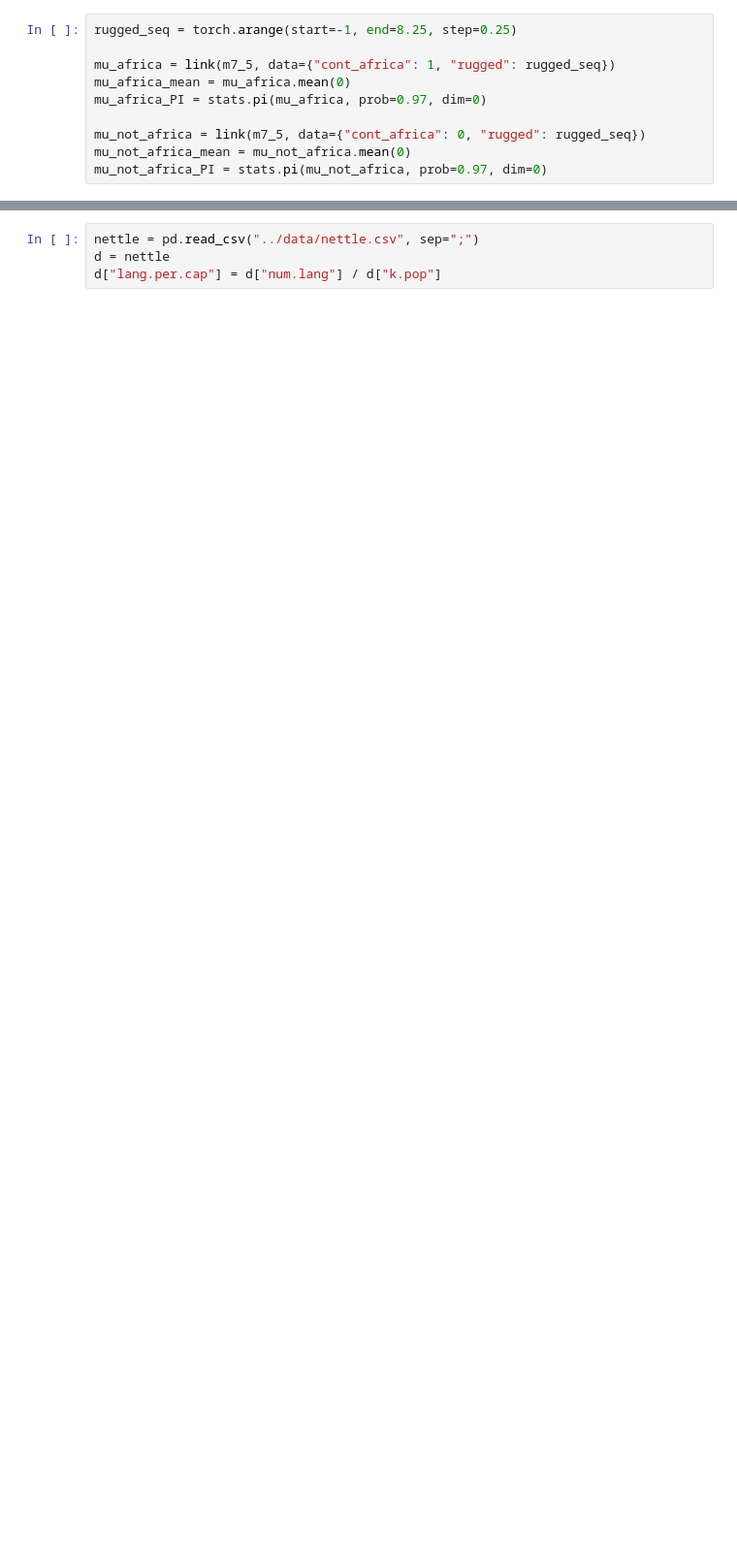
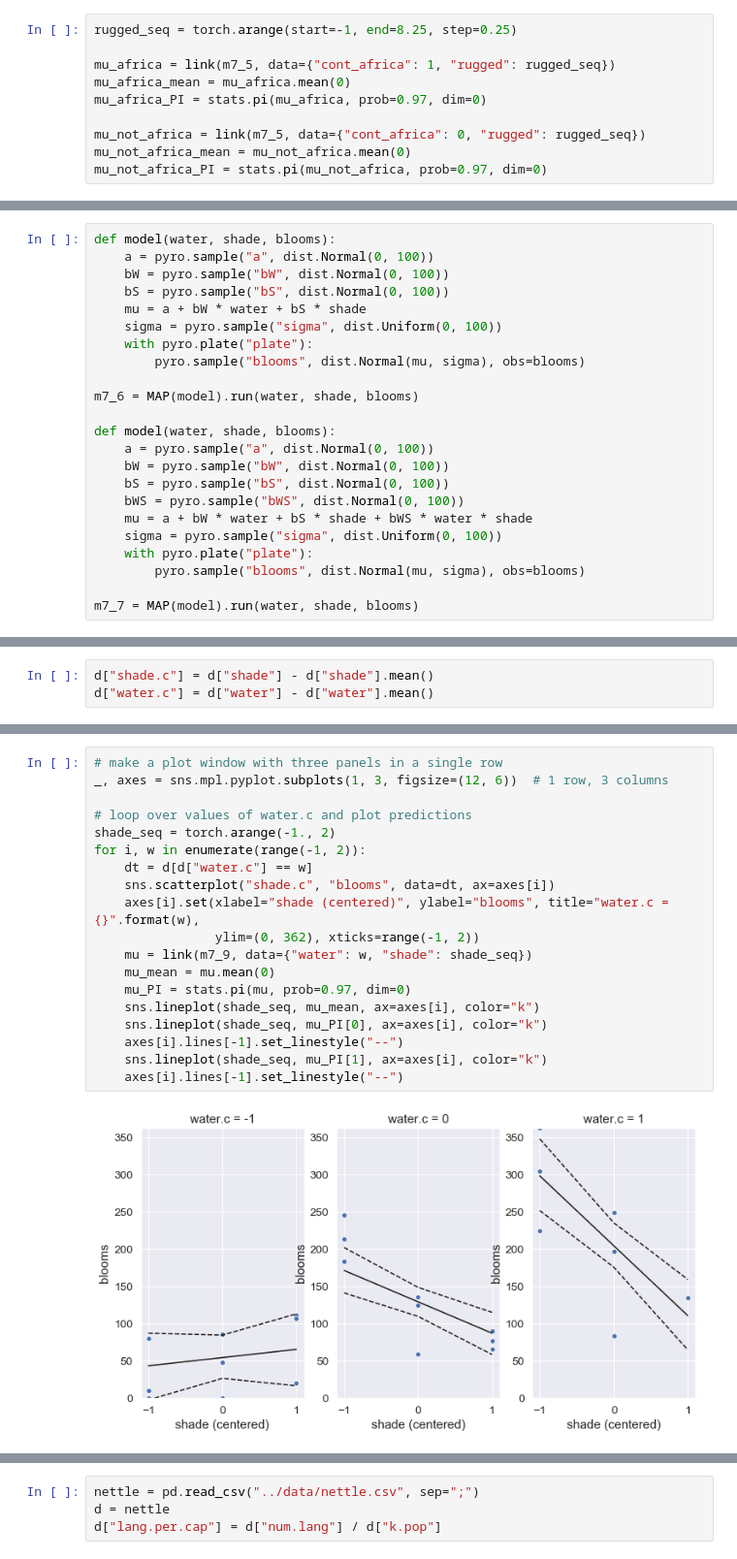
Before and after one commit to fehiepsi/rethinking-pyro, a Jupyter notebook: notebooks/07_interactions.ipynb, the cells around one changed output, grey strips where cells are left out. Shown at 97% size. Saved outputs shown, nothing was run; the diff lists cells and outputs as text; blank space fills up the shorter version.

```diff
--- a/notebooks/07_interactions.ipynb
+++ b/notebooks/07_interactions.ipynb
@@ -465,0 +304,23 @@ x = z = w = 1
+# %%
+def model(water, shade, blooms):
+    a = pyro.sample("a", dist.Normal(0, 100))
+    bW = pyro.sample("bW", dist.Normal(0, 100))
+    bS = pyro.sample("bS", dist.Normal(0, 100))
+    mu = a + bW * water + bS * shade
+    sigma = pyro.sample("sigma", dist.Uniform(0, 100))
+    with pyro.plate("plate"):
+        pyro.sample("blooms", dist.Normal(mu, sigma), obs=blooms)
+
+m7_6 = MAP(model).run(water, shade, blooms)
+
+def model(water, shade, blooms):
+    a = pyro.sample("a", dist.Normal(0, 100))
+    bW = pyro.sample("bW", dist.Normal(0, 100))
+    bS = pyro.sample("bS", dist.Normal(0, 100))
+    bWS = pyro.sample("bWS", dist.Normal(0, 100))
+    mu = a + bW * water + bS * shade + bWS * water * shade
+    sigma = pyro.sample("sigma", dist.Uniform(0, 100))
+    with pyro.plate("plate"):
+        pyro.sample("blooms", dist.Normal(mu, sigma), obs=blooms)
+
+m7_7 = MAP(model).run(water, shade, blooms)
@@ -465,0 +348,3 @@ x = z = w = 1
+# %%
+d["shade.c"] = d["shade"] - d["shade"].mean()
+d["water.c"] = d["water"] - d["water"].mean()
@@ -465,0 +415,21 @@ x = z = w = 1
+# %%
+# make a plot window with three panels in a single row
+_, axes = sns.mpl.pyplot.subplots(1, 3, figsize=(12, 6))  # 1 row, 3 columns
+
+# loop over values of water.c and plot predictions
+shade_seq = torch.arange(-1., 2)
+for i, w in enumerate(range(-1, 2)):
+    dt = d[d["water.c"] == w]
+    sns.scatterplot("shade.c", "blooms", data=dt, ax=axes[i])
+    axes[i].set(xlabel="shade (centered)", ylabel="blooms", title="water.c = {}".format(w),
+                ylim=(0, 362), xticks=range(-1, 2))
+    mu = link(m7_9, data={"water": w, "shade": shade_seq})
+    mu_mean = mu.mean(0)
+    mu_PI = stats.pi(mu, prob=0.97, dim=0)
+    sns.lineplot(shade_seq, mu_mean, ax=axes[i], color="k")
+    sns.lineplot(shade_seq, mu_PI[0], ax=axes[i], color="k")
+    axes[i].lines[-1].set_linestyle("--")
+    sns.lineplot(shade_seq, mu_PI[1], ax=axes[i], color="k")
+    axes[i].lines[-1].set_linestyle("--")
+# %% [output]
+[figure, added]
```
Also changed, not shown: parts of 94 cells of this notebook, 13 other files.
